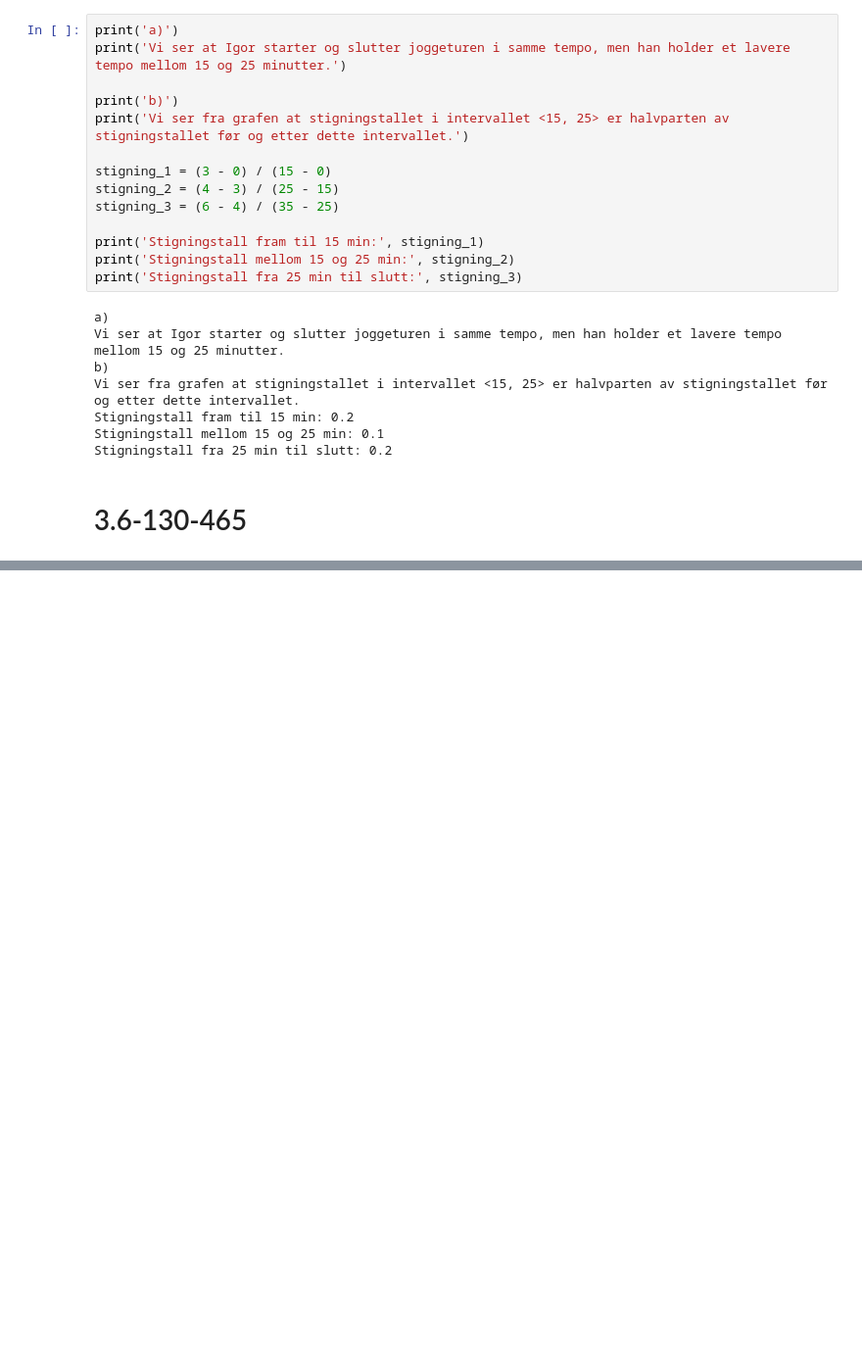
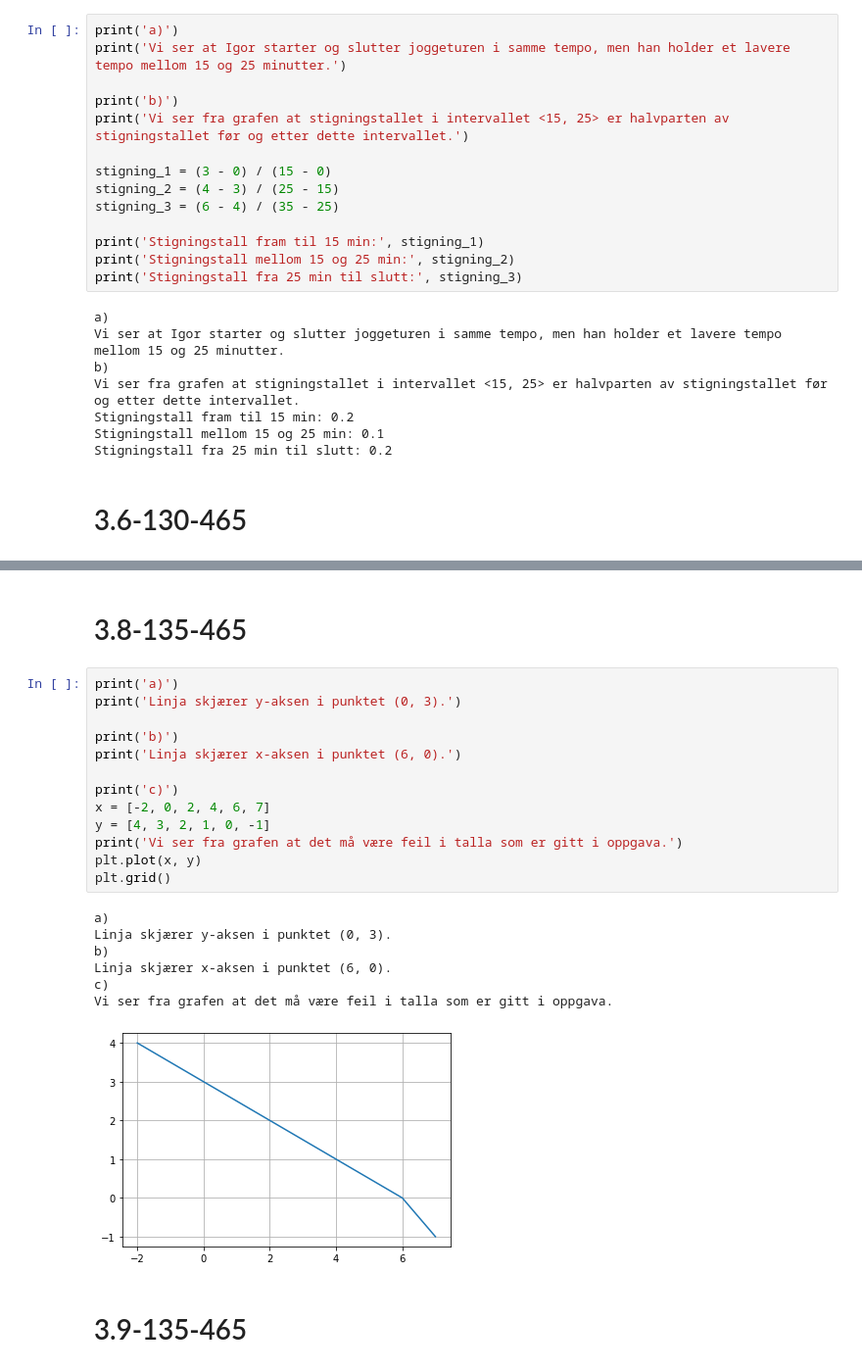
Before and after one commit to bitjungle/1T-Monster, a Jupyter notebook: kapittel-03.ipynb, the cells around one changed output, grey strips where cells are left out. Shown at 98% size. Saved outputs shown, nothing was run; the diff lists cells and outputs as text; blank space fills up the shorter version.

```diff
--- a/kapittel-03.ipynb
+++ b/kapittel-03.ipynb
@@ -240,0 +267,25 @@ Verdimengden er [ 10000 , 13500 ]
+# %% [markdown]
+# 3.8-135-465
+# %%
+print('a)')
+print('Linja skjærer y-aksen i punktet (0, 3).')
+
+print('b)')
+print('Linja skjærer x-aksen i punktet (6, 0).')
+
+print('c)')
+x = [-2, 0, 2, 4, 6, 7]
+y = [4, 3, 2, 1, 0, -1]
+print('Vi ser fra grafen at det må være feil i talla som er gitt i oppgava.')
+plt.plot(x, y)
+plt.grid()
+# %% [output]
+a)
+Linja skjærer y-aksen i punktet (0, 3).
+b)
+Linja skjærer x-aksen i punktet (6, 0).
+c)
+Vi ser fra grafen at det må være feil i talla som er gitt i oppgava.
+[figure, added]
+# %% [markdown]
+# 3.9-135-465
```
Also changed, not shown: parts of 17 cells of this notebook.
